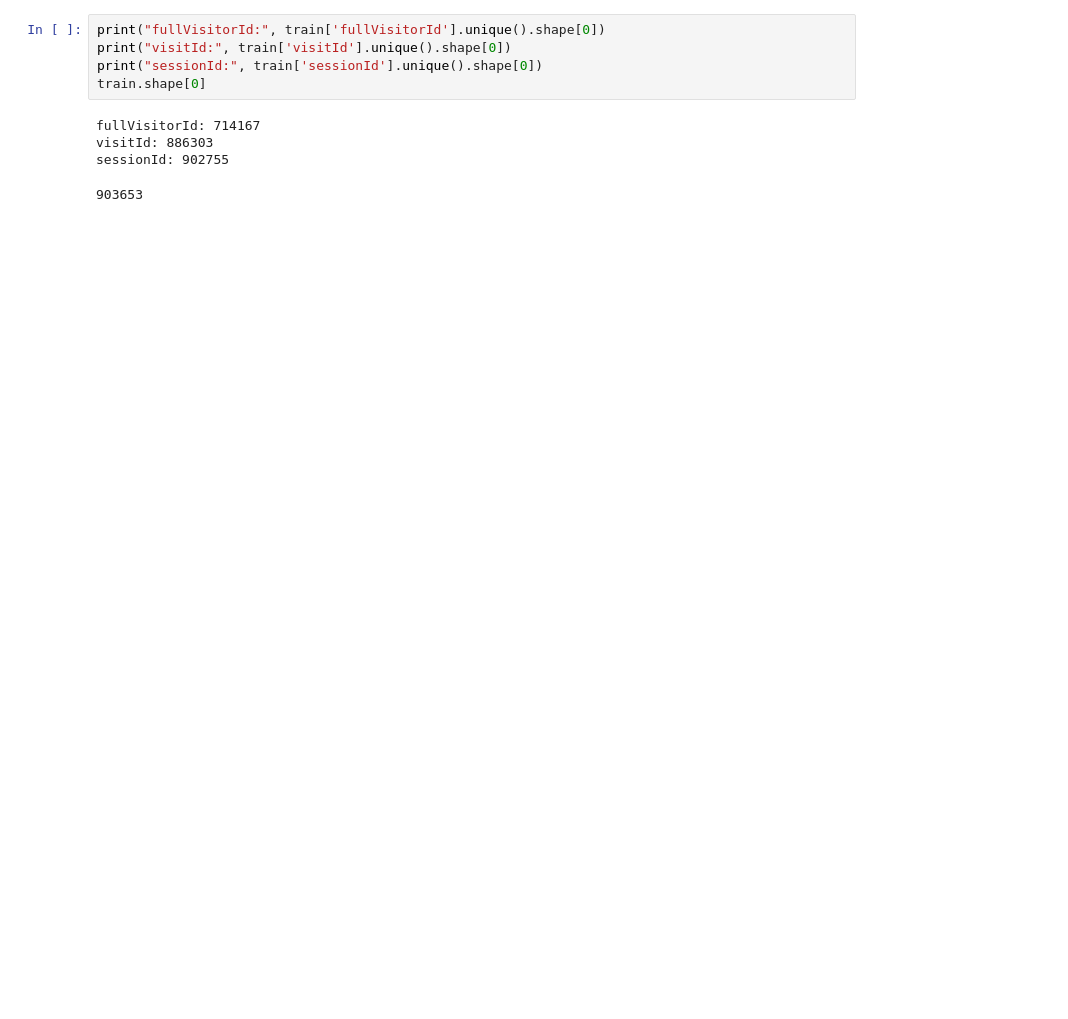
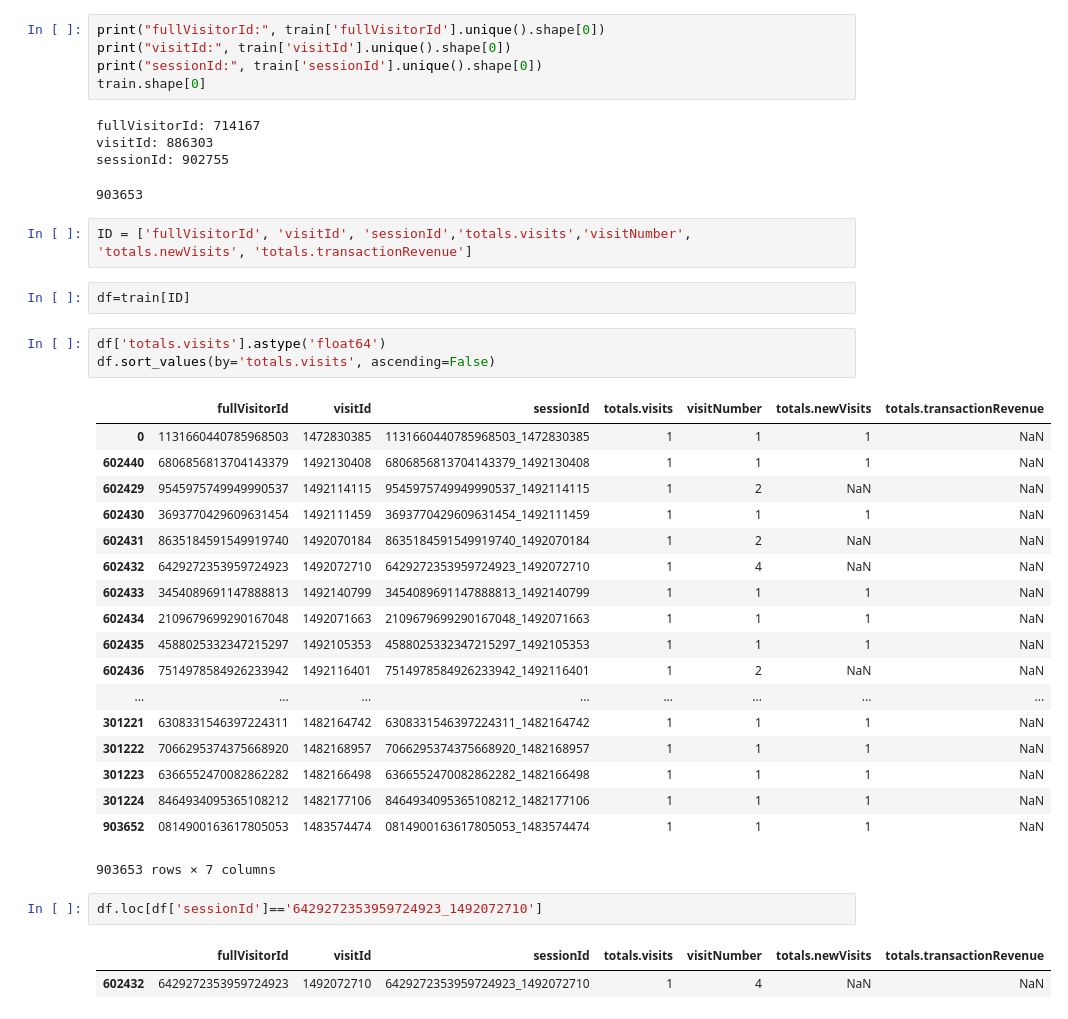
Before and after one commit to Alohasprit/Kaggle, a Jupyter notebook: 3_Google Analytics Customer Revenue Prediction/Kernels/Data_Exploration_180917-180920.ipynb, the cells around one changed output. Saved outputs shown, nothing was run; the diff lists cells and outputs as text; blank space fills up the shorter version.

```diff
--- a/3_Google Analytics Customer Revenue Prediction/Kernels/Data_Exploration_180917-180920.ipynb
+++ b/3_Google Analytics Customer Revenue Prediction/Kernels/Data_Exploration_180917-180920.ipynb
@@ -138,3 +141,34 @@ fullVisitorId: 714167
 visitId: 886303
 sessionId: 902755
 903653
+# %%
+ID = ['fullVisitorId', 'visitId', 'sessionId','totals.visits','visitNumber', 'totals.newVisits', 'totals.transactionRevenue']
+# %%
+df=train[ID]
+# %%
+df['totals.visits'].astype('float64')
+df.sort_values(by='totals.visits', ascending=False)
+# %% [output]
+|  | fullVisitorId | visitId | sessionId | totals.visits | visitNumber | totals.newVisits | totals.transactionRevenue |
+| 0 | 1131660440785968503 | 1472830385 | 1131660440785968503_1472830385 | 1 | 1 | 1 | NaN |
+| 602440 | 6806856813704143379 | 1492130408 | 6806856813704143379_1492130408 | 1 | 1 | 1 | NaN |
+| 602429 | 9545975749949990537 | 1492114115 | 9545975749949990537_1492114115 | 1 | 2 | NaN | NaN |
+| 602430 | 3693770429609631454 | 1492111459 | 3693770429609631454_1492111459 | 1 | 1 | 1 | NaN |
+| 602431 | 8635184591549919740 | 1492070184 | 8635184591549919740_1492070184 | 1 | 2 | NaN | NaN |
+| 602432 | 6429272353959724923 | 1492072710 | 6429272353959724923_1492072710 | 1 | 4 | NaN | NaN |
+| 602433 | 3454089691147888813 | 1492140799 | 3454089691147888813_1492140799 | 1 | 1 | 1 | NaN |
+| 602434 | 2109679699290167048 | 1492071663 | 2109679699290167048_1492071663 | 1 | 1 | 1 | NaN |
+| 602435 | 4588025332347215297 | 1492105353 | 4588025332347215297_1492105353 | 1 | 1 | 1 | NaN |
+| 602436 | 7514978584926233942 | 1492116401 | 7514978584926233942_1492116401 | 1 | 2 | NaN | NaN |
+| ... | ... | ... | ... | ... | ... | ... | ... |
+| 301221 | 6308331546397224311 | 1482164742 | 6308331546397224311_1482164742 | 1 | 1 | 1 | NaN |
+| 301222 | 7066295374375668920 | 1482168957 | 7066295374375668920_1482168957 | 1 | 1 | 1 | NaN |
+| 301223 | 6366552470082862282 | 1482166498 | 6366552470082862282_1482166498 | 1 | 1 | 1 | NaN |
+| 301224 | 8464934095365108212 | 1482177106 | 8464934095365108212_1482177106 | 1 | 1 | 1 | NaN |
+| 903652 | 0814900163617805053 | 1483574474 | 0814900163617805053_1483574474 | 1 | 1 | 1 | NaN |
+903653 rows × 7 columns
+# %%
+df.loc[df['sessionId']=='6429272353959724923_1492072710']
+# %% [output]
+|  | fullVisitorId | visitId | sessionId | totals.visits | visitNumber | totals.newVisits | totals.transactionRevenue |
+| 602432 | 6429272353959724923 | 1492072710 | 6429272353959724923_1492072710 | 1 | 4 | NaN | NaN |
```
Also changed, not shown: parts of 2 cells of this notebook.
